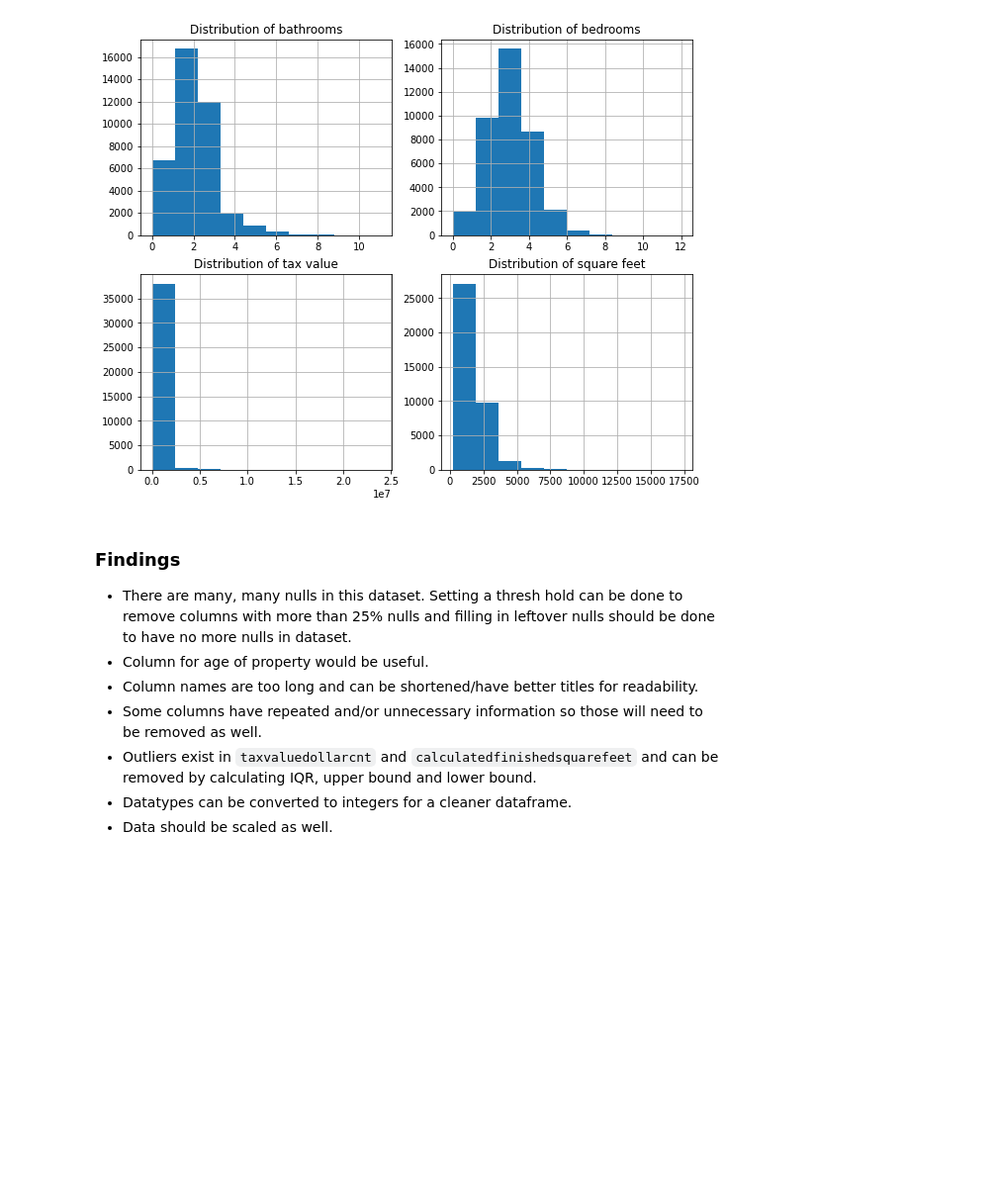
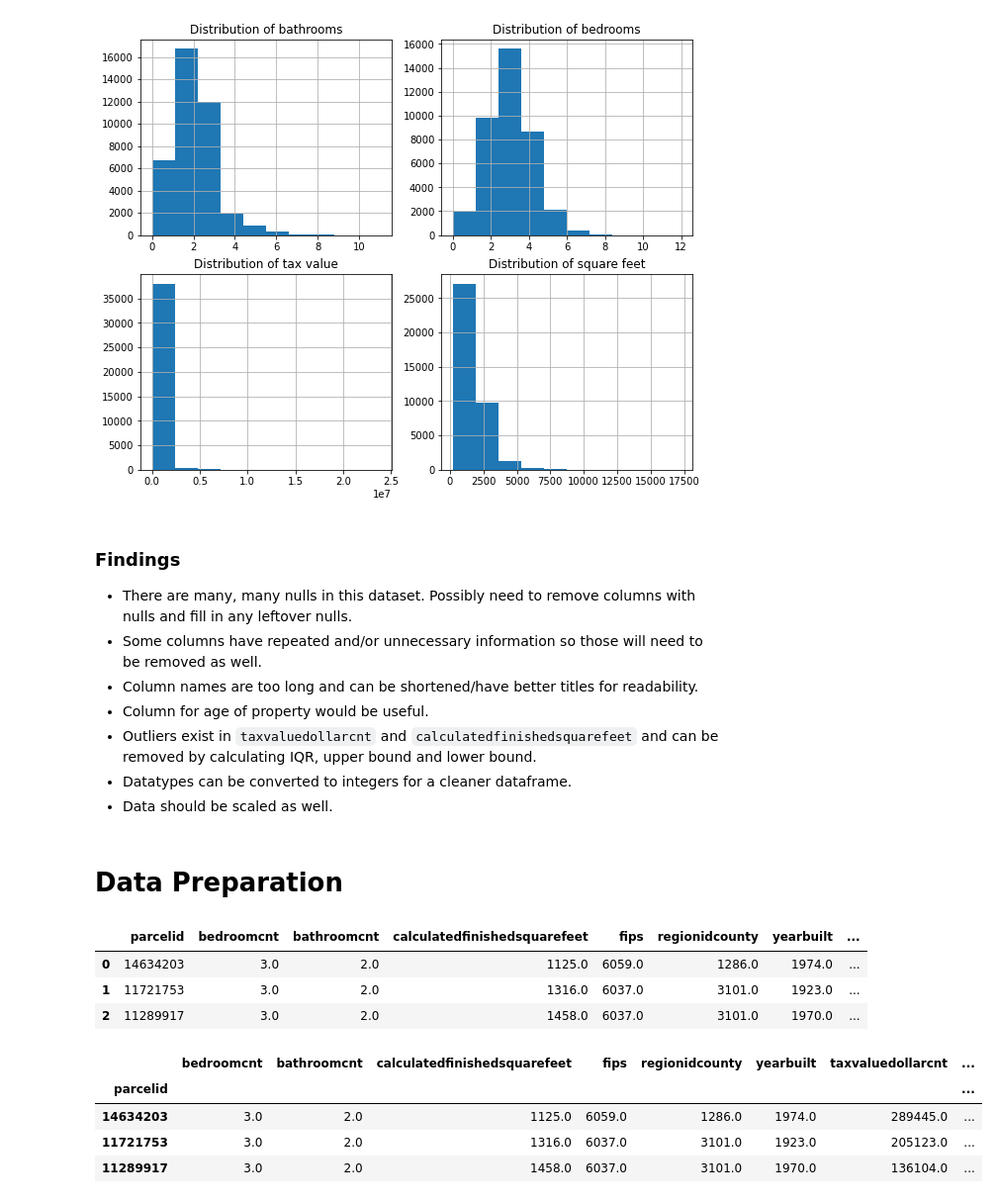
Before and after one commit to aliciag92/regression-project, a Jupyter notebook: zillow-report.ipynb, the cells around one changed output. Shown at 99% size. Cells and saved outputs as stored; diff of their text form; code cells hidden in the pictures; blank space fills up the shorter version.

Commit message:
data prep

```diff
--- a/zillow-report.ipynb
+++ b/zillow-report.ipynb
@@ -115,10 +96,41 @@ Text(0.5, 1.0, 'Distribution of square feet')
 [figure]
 # %% [markdown]
 ### Findings
-- There are many, many nulls in this dataset. Setting a thresh hold can be done to remove columns with more than 25% nulls and filling in leftover nulls should be done to have no more nulls in dataset.
+- There are many, many nulls in this dataset. Possibly need to remove columns with nulls and fill in any leftover nulls.
+- Some columns have repeated and/or unnecessary information so those will need to be removed as well.
+- Column names are too long and can be shortened/have better titles for readability.
 - Column for age of property would be useful.
-- Column names are too long and can be shortened/have better titles for readability.
-- Some columns have repeated and/or unnecessary information so those will need to be removed as well.
 - Outliers exist in `taxvaluedollarcnt` and `calculatedfinishedsquarefeet` and can be removed by calculating IQR, upper bound and lower bound.
 - Datatypes can be converted to integers for a cleaner dataframe.
 - Data should be scaled as well.
+# %% [markdown]
+# Data Preparation
+# %%
+#select only certain features needed for project
+features = ['parcelid',
+            'bedroomcnt',
+            'bathroomcnt',
+            'calculatedfinishedsquarefeet',
+            'fips',
+            'regionidcounty',
+            'yearbuilt',
+            'taxvaluedollarcnt',
+            'taxamount']
+
+df = df[features]
+df.head(3)
+# %% [output]
+|  | parcelid | bedroomcnt | bathroomcnt | calculatedfinishedsquarefeet | fips | regionidcounty | yearbuilt | ... |
+| 0 | 14634203 | 3.0 | 2.0 | 1125.0 | 6059.0 | 1286.0 | 1974.0 | ... |
+| 1 | 11721753 | 3.0 | 2.0 | 1316.0 | 6037.0 | 3101.0 | 1923.0 | ... |
+| 2 | 11289917 | 3.0 | 2.0 | 1458.0 | 6037.0 | 3101.0 | 1970.0 | ... |
+# %%
+#set parcelid as index
+df = df.set_index("parcelid")
+df.head(3)
+# %% [output]
+|  | bedroomcnt | bathroomcnt | calculatedfinishedsquarefeet | fips | regionidcounty | yearbuilt | taxvaluedollarcnt | ... |
+| parcelid |  |  |  |  |  |  |  | ... |
+| 14634203 | 3.0 | 2.0 | 1125.0 | 6059.0 | 1286.0 | 1974.0 | 289445.0 | ... |
+| 11721753 | 3.0 | 2.0 | 1316.0 | 6037.0 | 3101.0 | 1923.0 | 205123.0 | ... |
+| 11289917 | 3.0 | 2.0 | 1458.0 | 6037.0 | 3101.0 | 1970.0 | 136104.0 | ... |
```
Also changed, not shown: parts of 14 cells of this notebook, 1 other file.
